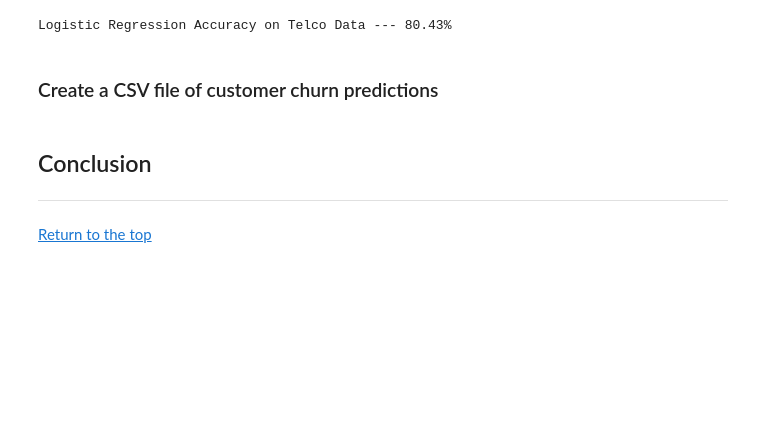
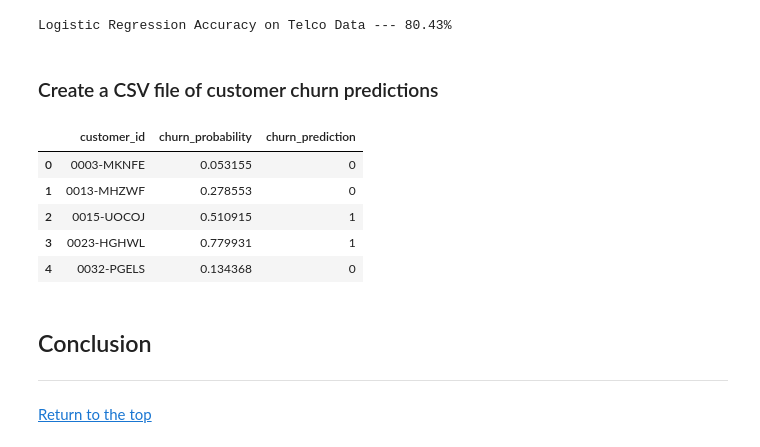
Before and after one commit to Promeos/telco-churn-project, a Jupyter notebook: telco_report.ipynb, the cells around one changed output. Saved outputs shown, nothing was run; the diff lists cells and outputs as text; code cells hidden in the pictures; blank space fills up the shorter version.

```diff
--- a/telco_report.ipynb
+++ b/telco_report.ipynb
@@ -495,4 +493,13 @@ churn_probability = pd.DataFrame({'churn_probability': logreg.predict_proba(df_t
 data = [customer_ids, churn_probability, prediction_of_churn]
 
 customer_churn = pd.concat(data, axis=1)
+# %%
+customer_churn.head()
+# %% [output]
+|  | customer_id | churn_probability | churn_prediction |
+| 0 | 0003-MKNFE | 0.053155 | 0 |
+| 1 | 0013-MHZWF | 0.278553 | 0 |
+| 2 | 0015-UOCOJ | 0.510915 | 1 |
+| 3 | 0023-HGHWL | 0.779931 | 1 |
+| 4 | 0032-PGELS | 0.134368 | 0 |
 # %%
```
Also changed, not shown: parts of 24 cells of this notebook, 1 other file.
